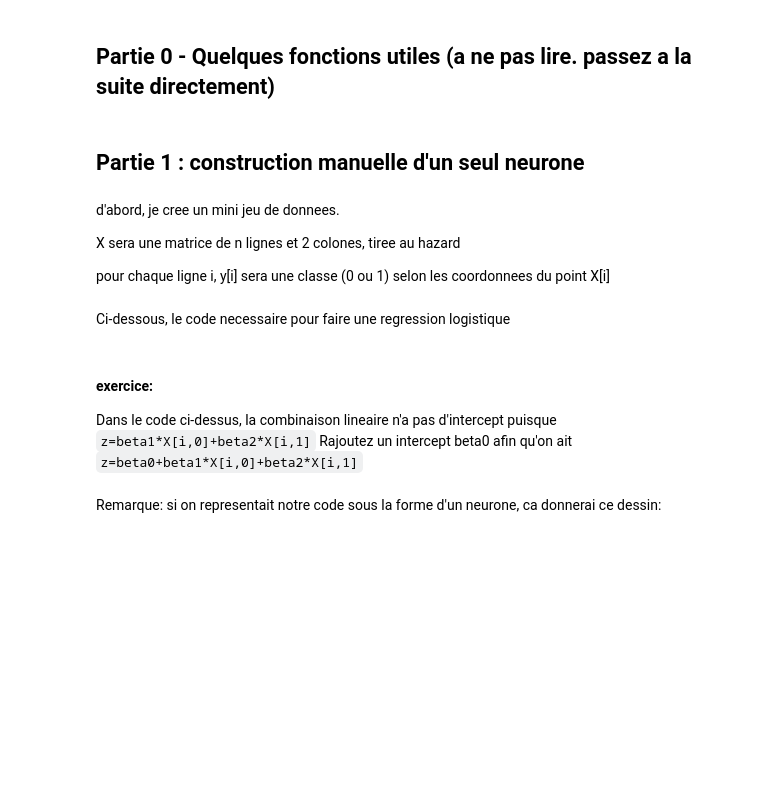
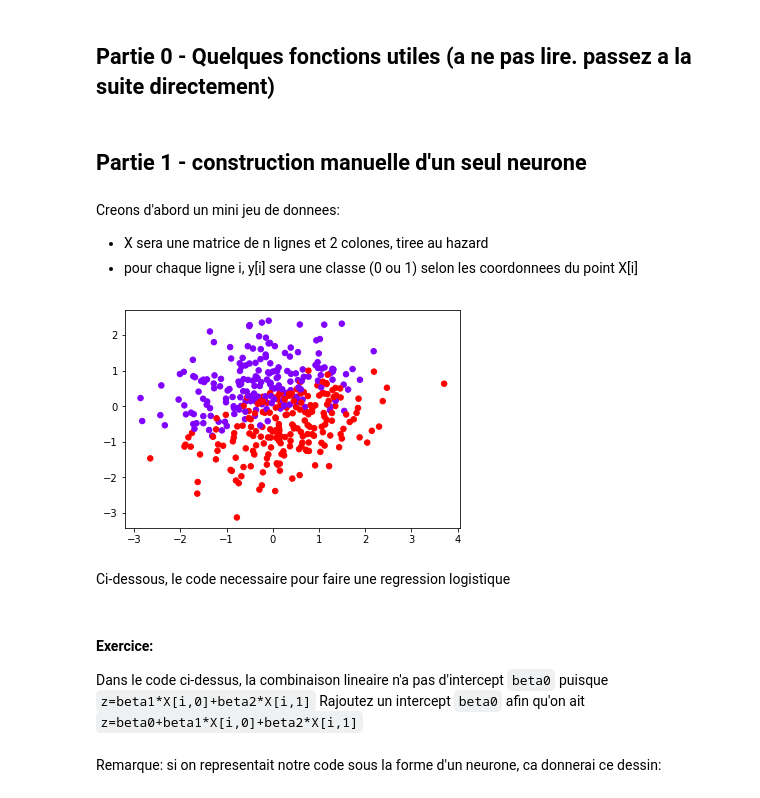
Before and after one commit to yannche/pyCommon2, a Jupyter notebook: import/TP RNN Pytorch/TP_pytorch_rnn.ipynb, the cells around one changed output. Drawn from its saved outputs; the diff is of its cells as text; code cells hidden in the pictures; blank space fills up the shorter version.

```diff
--- a/import/TP RNN Pytorch/TP_pytorch_rnn.ipynb
+++ b/import/TP RNN Pytorch/TP_pytorch_rnn.ipynb
@@ -14,12 +19,15 @@ from functools import partial
 # %% [markdown]
 ## Partie 0 - Quelques fonctions utiles (a ne pas lire. passez a la suite directement)
 # %%
-def visualize_classifier(X, y, predict=None,ax=None, cmap='rainbow'):
-    ax = ax or plt.gca()
+def visualize_pytorch_classifier(X, y, predict=None,**kwargs):
+    X_ = X.data.numpy()
+    y_ = y.data.numpy()
+
+    ax = plt.gca()
 
     # Plot the training points
-    ax.scatter(X[:, 0], X[:, 1], c=y.data.numpy(), s=30, cmap=cmap,
-               clim=(y.min(), y.max()), zorder=3)
+    ax.scatter(X_[:, 0], X_[:, 1], c=y_, s=30, cmap='rainbow',
+               clim=(y_.min(), y_.max()), zorder=3)
     ax.axis('tight')
     #ax.axis('off')
     xlim = ax.get_xlim()
@@ -29,31 +37,36 @@ def visualize_classifier(X, y, predict=None,ax=None, cmap='rainbow'):
         xx, yy = np.meshgrid(np.linspace(*xlim, num=200),
                              np.linspace(*ylim, num=200))
         xxyy   = np.c_[xx.ravel(), yy.ravel()]
-        Z      = np.array([predict(Variable(t.from_numpy(d)).float()).data.numpy() for d in xxyy]).reshape(xx.shape)
+        Z      = np.array([predict(Variable(t.from_numpy(d)).float(),**kwargs).data.numpy()
+                           for d in xxyy]).reshape(xx.shape)
 
         # Create a color plot with the results
         n_classes = len(np.unique(y.data.numpy()))
         contours = ax.contourf(xx, yy, Z, alpha=0.3,
                                levels=np.arange(n_classes + 1) - 0.5,
-                               cmap=cmap, clim=(y.min(), y.max()),
+                               cmap='rainbow', #clim=(y_.min(), y_.max()),
                                zorder=1)
 
         ax.set(xlim=xlim, ylim=ylim)
 # %% [markdown]
-## Partie 1 : construction manuelle d'un seul neurone
+
+
+## Partie 1 - construction manuelle d'un seul neurone
+# %% [markdown]
+Creons d'abord un mini jeu de donnees:
+
+* X sera une matrice de n lignes et 2 colones, tiree au hazard
+* pour chaque ligne i, y[i] sera une classe (0 ou 1) selon les coordonnees du point X[i]
 # %%
 n=400
-# %% [markdown]
-d'abord, je cree un mini jeu de donnees.
-
-X sera une matrice de n lignes et 2 colones, tiree au hazard
-
-pour chaque ligne i, y[i] sera une classe (0 ou 1) selon les coordonnees du point X[i]
 # %%
-X = Variable(t.randn(n,2))
-y = X[:,0]-2*X[:,1]>0
+X     = Variable(t.randn(n,2))
+noise = Variable(t.randn(n))
+y = X[:,0]-2*X[:,1]+noise >0
 
-visualize_classifier(X,y)
+visualize_pytorch_classifier(X,y)
+# %% [output]
+[figure, added]
 # %% [markdown]
 Ci-dessous, le code necessaire pour faire une regression logistique
 # %%
@@ -91,9 +104,9 @@ for trials in range(10*n):
 #print("predictions de probabilites = ",g(-(beta0+beta1*X)))
 print(beta1,beta2)
 # %% [markdown]
-#### exercice:
-Dans le code ci-dessus, la combinaison lineaire n'a pas d'intercept puisque `z=beta1*X[i,0]+beta2*X[i,1]`
-Rajoutez un intercept beta0 afin qu'on ait `z=beta0+beta1*X[i,0]+beta2*X[i,1]`
+#### Exercice:
+Dans le code ci-dessus, la combinaison lineaire n'a pas d'intercept `beta0` puisque `z=beta1*X[i,0]+beta2*X[i,1]`
+Rajoutez un intercept `beta0` afin qu'on ait `z=beta0+beta1*X[i,0]+beta2*X[i,1]`
 # %% [markdown]
 Remarque: si on representait notre code sous la forme d'un neurone, ca donnerai ce dessin:
 # %% [markdown]
```
Also changed, not shown: parts of 15 cells of this notebook.
